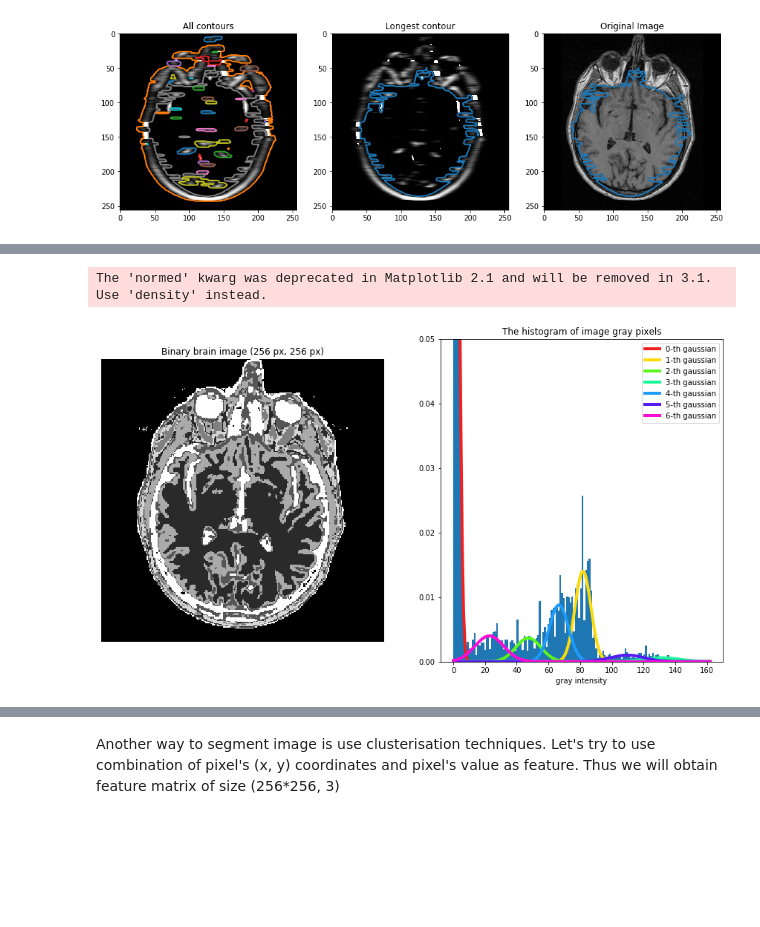
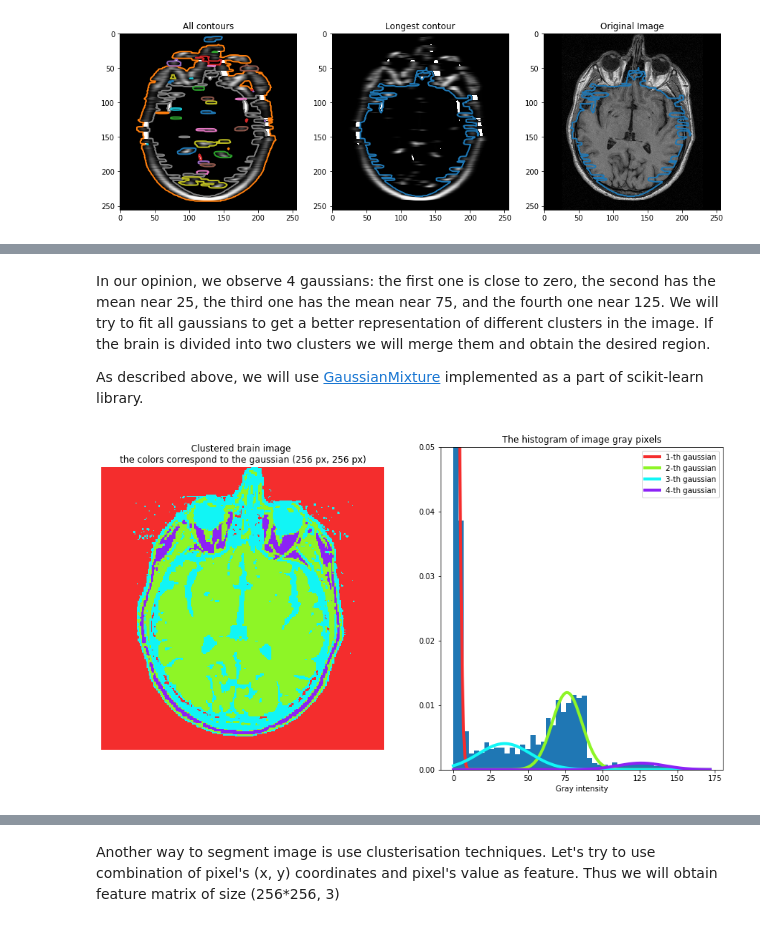
Before and after one commit to oganesManasian/Image-analysis-and-pattern-recognition, a Jupyter notebook: labs/lab_01_segmentation.ipynb, the cells around one changed output, grey strips where cells are left out. Saved outputs shown, nothing was run; the diff lists cells and outputs as text; code cells hidden in the pictures; blank space fills up the shorter version.

```diff
--- a/labs/lab_01_segmentation.ipynb
+++ b/labs/lab_01_segmentation.ipynb
@@ -239,13 +256,16 @@ ax.axis('off');
 # %% [markdown]
 Let us combine all pictures together so that we can see the whole workflow.
 # %%
-titles = ["Original image", "Double threshold", "Double threshold + median", "Inner part + Double threshold + \nmedian"]
+titles = ["Original image", "Double threshold", "Double threshold + median",
+          "Inner part + Double threshold + \nmedian", "Inner part + Double threshold + \nmedian + holes filtering"]
+
 masks = [brain_im,
          brain_mask_double,
          brain_mask_double_filtered,
-         inner_brain_mask_double_filtered]
+         inner_brain_mask_double_filtered,
+         inner_brain_double]
 
-fig, ax = plt.subplots(1, len(masks), figsize=(15, 10))
+fig, ax = plt.subplots(1, len(masks), figsize=(20, 10))
 
 for i in range(len(masks)):
     ax[i].imshow(masks[i], cmap='gray')
@@ -371,0 +390,10 @@ Let us use the model, proposed by professor. We will use GaussianMixture model (
+# %%
+brain_im_median = median(brain_im, selem=disk(1))
+
+nbins = 50
+
+fig, ax = plt.subplots(figsize=(15, 8))
+ax.hist(brain_im_median.ravel(), bins=nbins, density=True)
+ax.set_xlabel('Gray intensity')
+ax.set_title('The histogram of image gray pixels')
+ax.set_ylim([0, 0.05]);
@@ -372 +402,5 @@ Let us use the model, proposed by professor. We will use GaussianMixture model (
+# %% [markdown]
+In our opinion, we observe 4 gaussians: the first one is close to zero, the second has the mean near 25, the third one has the mean near 75, and the fourth one near 125. We will try to fit all gaussians to get a better representation of different clusters in the image. If the brain is divided into two clusters we will merge them and obtain the desired region.
+
+As described above, we will use [GaussianMixture](https://scikit-learn.org/stable/modules/generated/sklearn.mixture.GaussianMixture.html) implemented as a part of scikit-learn library.
 # %%
@@ -387,53 +435,39 @@ def get_distinct_colors(n):
 # %%
-from sklearn.mixture import GaussianMixture
-from scipy.stats import norm
-from scipy.optimize import brentq
+nbins=50
+number_of_gaussians = 4
 
-def find_optimal_threshold(gauss_1, gauss_2, mu):
-    """
-        Find the intensity level of the optimal threshold as the intersection
-        between two gaussians.
-    """
-    return brentq(lambda x: gauss_1(x) - gauss_2(x), min(mu), max(mu))
+# Creating and fitting GaussianMixture model
+gaus_mix_segm = GaussianMixture(n_components=number_of_gaussians)
+brain_im_gaussian_clustered = gaus_mix_segm.fit_predict(brain_im_median.reshape(num_pixel, 1)).reshape(im_h, im_w)
 
-brain_im_median = median(brain_im, selem=disk(2))
-nbins=150
-
-n_components = 7
-
-gaus_mix_segm = GaussianMixture(n_components=n_components, random_state=42)
-brain_im_binary = gaus_mix_segm.fit_predict(brain_im_median.reshape(num_pixel, 1)).reshape(im_h, im_w)
-
+# Extracting the parameters of the gaussians
 weights = gaus_mix_segm.weights_.flatten()
 mu = gaus_mix_segm.means_.flatten()
 sigma = np.sqrt(gaus_mix_segm.covariances_.flatten())
 
+# Get the list of distinct colors and the colormap with the same colors
+colors, cmap = get_distinct_colors(number_of_gaussians)
 
+# Plotting the brain image and the histogram with fitted gaussian curves
 fig, ax = plt.subplots(1, 2, figsize=(15, 8))
-
-ax[0].imshow(brain_im_binary, cmap='gray')
-ax[0].set_title('Binary brain image ({} px, {} px)'.format(im_h, im_w))
+ax[0].imshow(brain_im_gaussian_clustered, cmap=cmap)
+ax[0].set_title('Clustered brain image \nthe colors correspond to the gaussian ({} px, {} px)'.format(im_h, im_w))
 ax[0].axis('off')
 
-ax[1].hist(brain_im_median.ravel(), bins=nbins, normed=True)
-ax[1].set_xlabel('gray intensity')
+ax[1].hist(brain_im_median.ravel(), bins=nbins, density=True)
+ax[1].set_xlabel('Gray intensity')
 ax[1].set_title('The histogram of image gray pixels')
 
 grid_x = np.linspace(brain_im_median.reshape(num_pixel, 1).min(),
                      brain_im_median.reshape(num_pixel, 1).max(),
                      200)
 
-colors = get_distinct_colors(n_components)
-
-for i in range(n_components):
-
+for i in range(number_of_gaussians):
     gauss_i = lambda x: norm.pdf(x, loc=mu[i], scale=sigma[i])
     gaussian_i = weights[i]*gauss_i(grid_x)
-    ax[1].plot(grid_x, gaussian_i, lw=4, color=colors[i], label='{}-th gaussian'.format(i))
+    ax[1].plot(grid_x, gaussian_i, lw=4, color=colors[i], label='{}-th gaussian'.format(i+1))
 
 ax[1].legend()
-ax[1].set_ylim([0, 0.05])
-plt.show()
+ax[1].set_ylim([0, 0.05]);
 # %% [output]
-The 'normed' kwarg was deprecated in Matplotlib 2.1 and will be removed in 3.1. Use 'density' instead.
-[figure, old version]
+[figure, new version]
```
Also changed, not shown: parts of 26 cells of this notebook.
